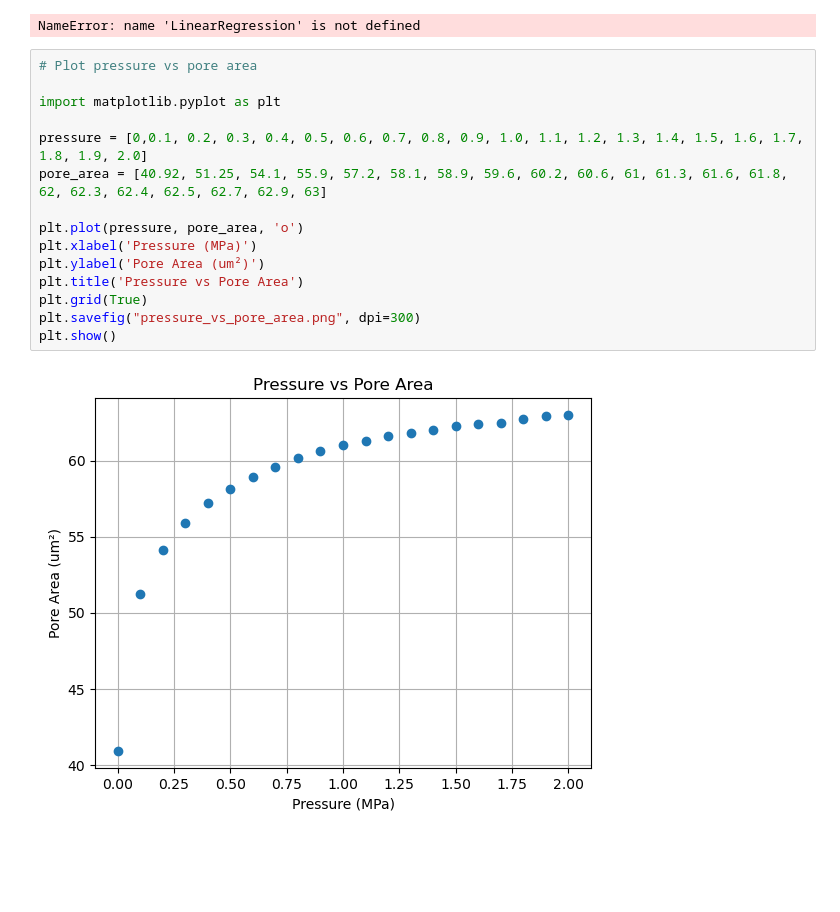
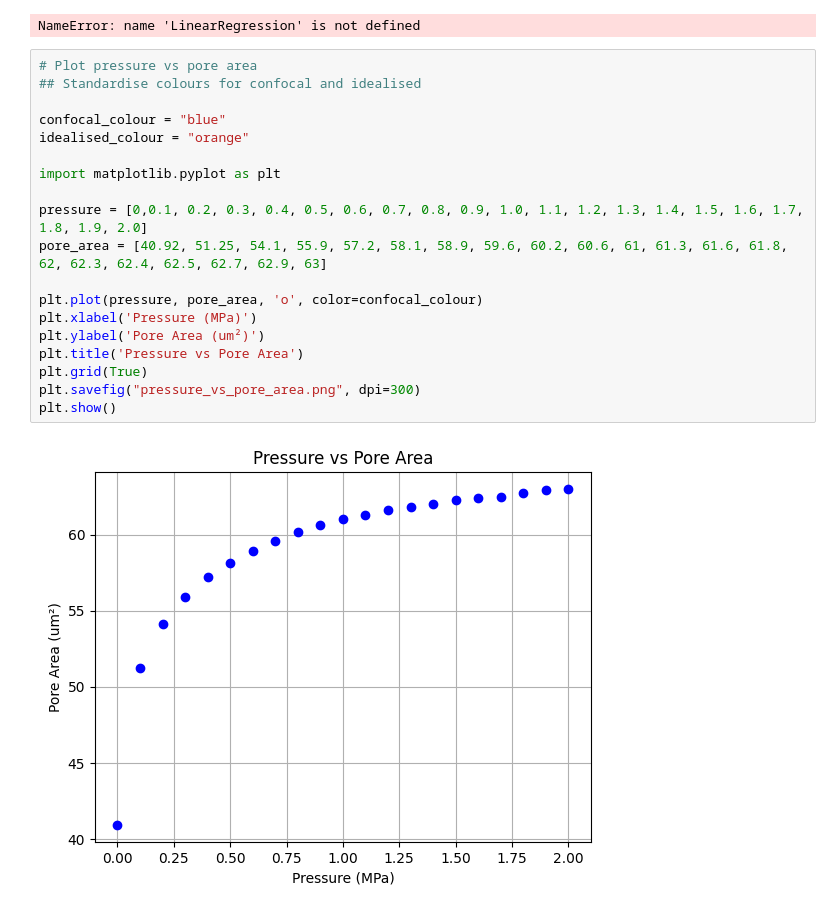
Before and after one commit to mtomtom/onion-stomatal-geometry, a Jupyter notebook: output/results.ipynb, the cells around one changed output. Drawn from its saved outputs; the diff is of its cells as text; blank space fills up the shorter version.

```diff
--- a/output/results.ipynb
+++ b/output/results.ipynb
@@ -1056,21 +1056,25 @@ plt.show()
 NameError: name 'LinearRegression' is not defined
 # %%
 # Plot pressure vs pore area
+## Standardise colours for confocal and idealised
+
+confocal_colour = "blue"
+idealised_colour = "orange"
 
 import matplotlib.pyplot as plt
 
 pressure = [0,0.1, 0.2, 0.3, 0.4, 0.5, 0.6, 0.7, 0.8, 0.9, 1.0, 1.1, 1.2, 1.3, 1.4, 1.5, 1.6, 1.7, 1.8, 1.9, 2.0]
 pore_area = [40.92, 51.25, 54.1, 55.9, 57.2, 58.1, 58.9, 59.6, 60.2, 60.6, 61, 61.3, 61.6, 61.8, 62, 62.3, 62.4, 62.5, 62.7, 62.9, 63]
 
-plt.plot(pressure, pore_area, 'o')
+plt.plot(pressure, pore_area, 'o', color=confocal_colour)
 plt.xlabel('Pressure (MPa)')
 plt.ylabel('Pore Area (um²)')
 plt.title('Pressure vs Pore Area')
 plt.grid(True)
 plt.savefig("pressure_vs_pore_area.png", dpi=300)
 plt.show()
 # %% [output]
-[figure, old version]
+[figure, new version]
 # %%
 ## Mesh inflations (23rd July)
 ##E1E2E3 = 100, pressure = 2MPa
```
Also changed, not shown: parts of 4 cells of this notebook.
